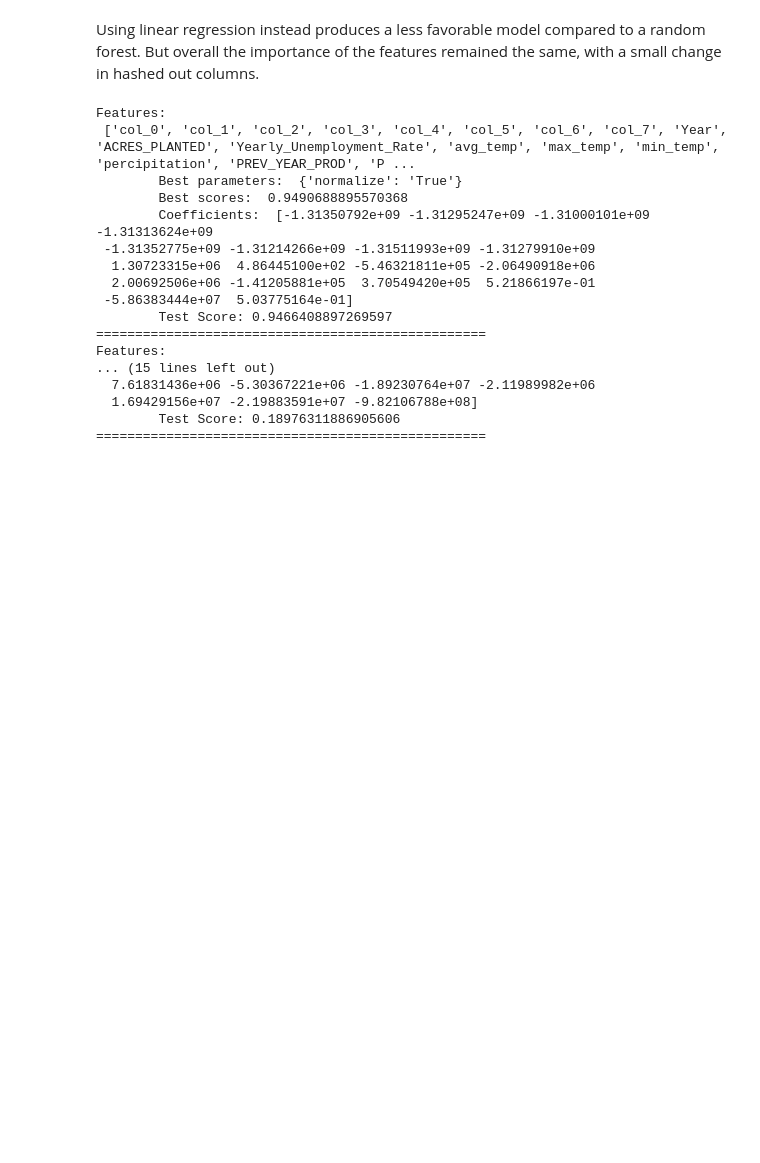
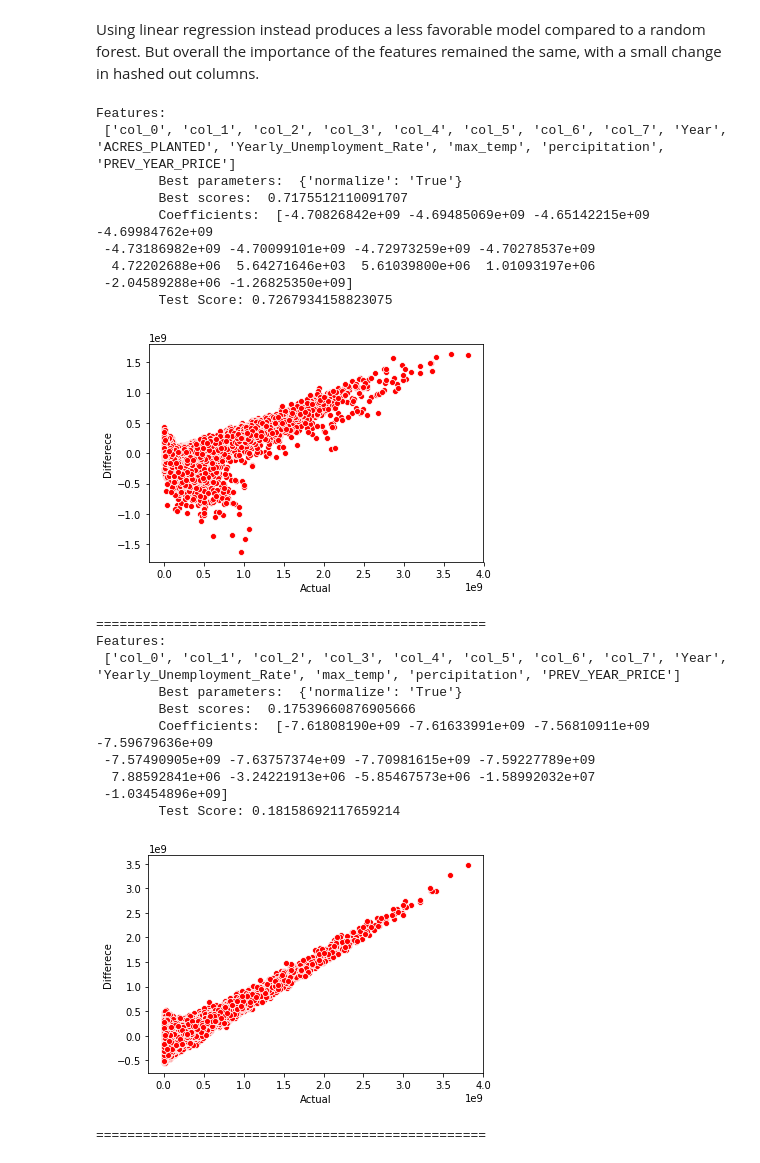
Before and after one commit to patelamol/springboard, a Jupyter notebook: Capstone 1/Scripts/Capstone 1 - Machine Learning.ipynb, the cells around one changed output. Cells and saved outputs as stored; diff of their text form; code cells hidden in the pictures; blank space fills up the shorter version.

```diff
--- a/Capstone 1/Scripts/Capstone 1 - Machine Learning.ipynb
+++ b/Capstone 1/Scripts/Capstone 1 - Machine Learning.ipynb
@@ -199,24 +256,29 @@ Features:
 Using linear regression instead produces a less favorable model compared to a random forest. But overall the importance of the features remained the same, with a small change in hashed out columns.
 # %%
 for features in hash_features_set:
-   clf = test_model(features,h_encoded_df,'linear')
+   test_model(features,h_encoded_df,'linear')
 # %% [output]
 Features:
- ['col_0', 'col_1', 'col_2', 'col_3', 'col_4', 'col_5', 'col_6', 'col_7', 'Year', 'ACRES_PLANTED', 'Yearly_Unemployment_Rate', 'avg_temp', 'max_temp', 'min_temp', 'percipitation', 'PREV_YEAR_PROD', 'P ...
+ ['col_0', 'col_1', 'col_2', 'col_3', 'col_4', 'col_5', 'col_6', 'col_7', 'Year', 'ACRES_PLANTED', 'Yearly_Unemployment_Rate', 'max_temp', 'percipitation', 'PREV_YEAR_PRICE']
         Best parameters:  {'normalize': 'True'}
-        Best scores:  0.9490688895570368
-        Coefficients:  [-1.31350792e+09 -1.31295247e+09 -1.31000101e+09 -1.31313624e+09
- -1.31352775e+09 -1.31214266e+09 -1.31511993e+09 -1.31279910e+09
-  1.30723315e+06  4.86445100e+02 -5.46321811e+05 -2.06490918e+06
-  2.00692506e+06 -1.41205881e+05  3.70549420e+05  5.21866197e-01
- -5.86383444e+07  5.03775164e-01]
-        Test Score: 0.9466408897269597
-==================================================
-Features:
-... (15 lines left out)
-  7.61831436e+06 -5.30367221e+06 -1.89230764e+07 -2.11989982e+06
-  1.69429156e+07 -2.19883591e+07 -9.82106788e+08]
-        Test Score: 0.18976311886905606
-==================================================
+        Best scores:  0.7175512110091707
+        Coefficients:  [-4.70826842e+09 -4.69485069e+09 -4.65142215e+09 -4.69984762e+09
+ -4.73186982e+09 -4.70099101e+09 -4.72973259e+09 -4.70278537e+09
+  4.72202688e+06  5.64271646e+03  5.61039800e+06  1.01093197e+06
+ -2.04589288e+06 -1.26825350e+09]
+        Test Score: 0.7267934158823075
+[figure, added]
+==================================================
+Features:
+ ['col_0', 'col_1', 'col_2', 'col_3', 'col_4', 'col_5', 'col_6', 'col_7', 'Year', 'Yearly_Unemployment_Rate', 'max_temp', 'percipitation', 'PREV_YEAR_PRICE']
+        Best parameters:  {'normalize': 'True'}
+        Best scores:  0.17539660876905666
+        Coefficients:  [-7.61808190e+09 -7.61633991e+09 -7.56810911e+09 -7.59679636e+09
+ -7.57490905e+09 -7.63757374e+09 -7.70981615e+09 -7.59227789e+09
+  7.88592841e+06 -3.24221913e+06 -5.85467573e+06 -1.58992032e+07
+ -1.03454896e+09]
+        Test Score: 0.18158692117659214
+[figure, added]
+==================================================
 # %%
 from statsmodels.formula.api import ols
```
Also changed, not shown: parts of 9 cells of this notebook.
